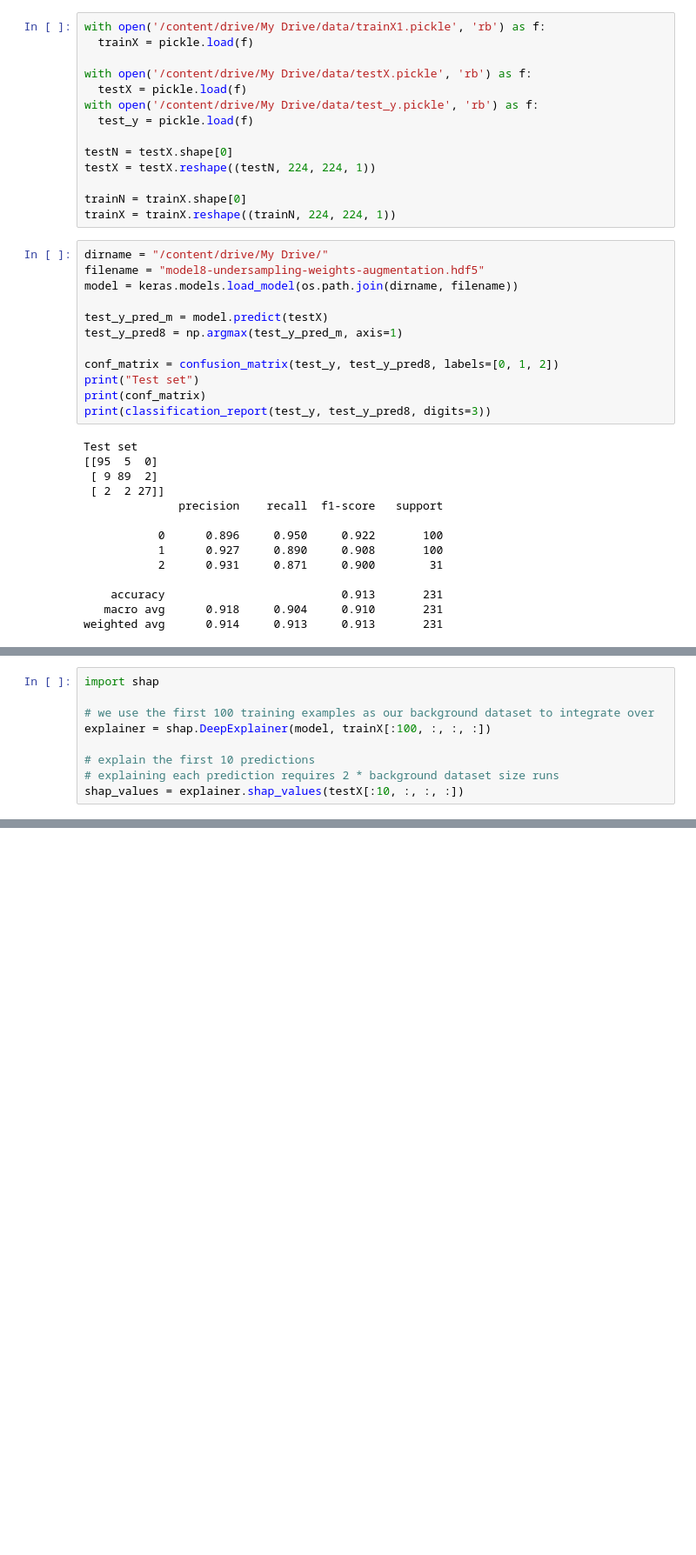
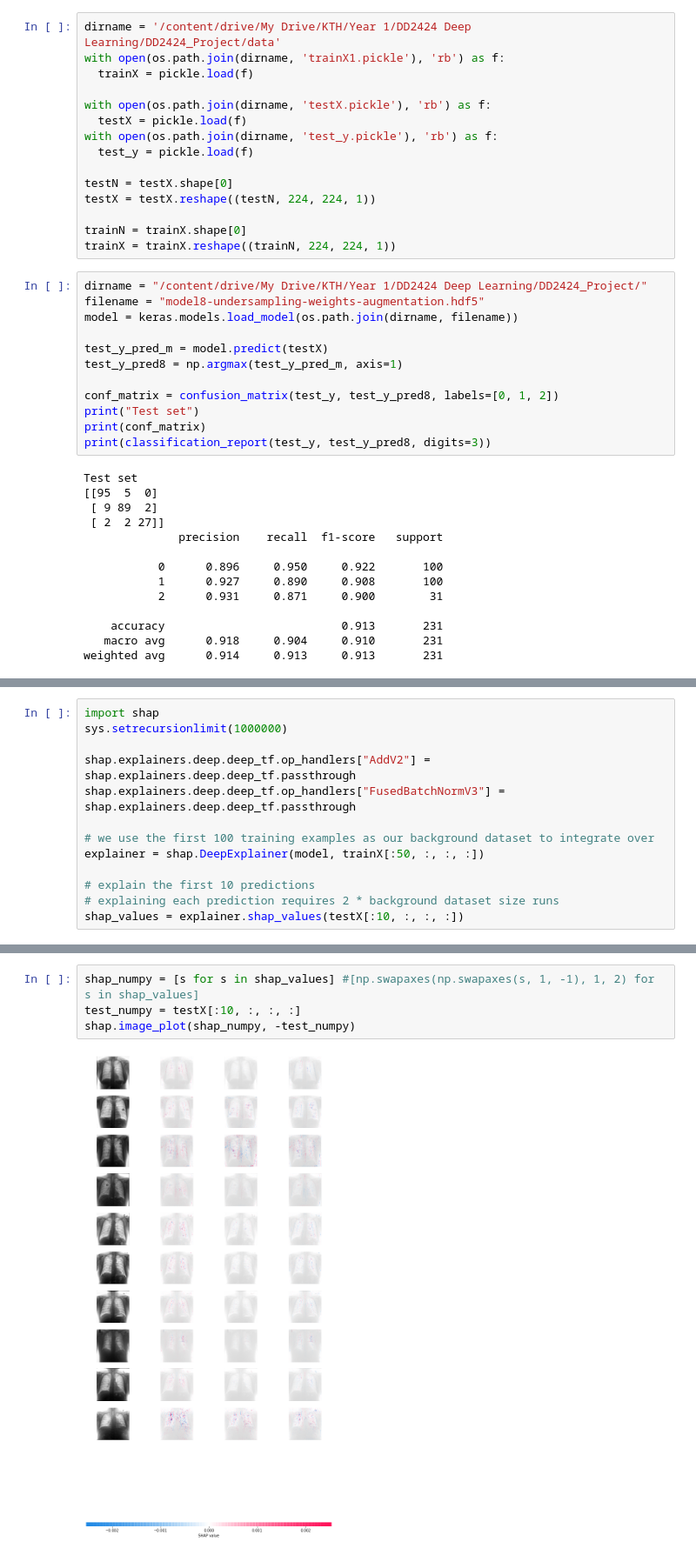
Before and after one commit to mimilazarova/DD2424-covid-xray-project, a Jupyter notebook: covid_model_shap.ipynb, the cells around one changed output, grey strips where cells are left out. Shown at 87% size. Drawn from its saved outputs; the diff is of its cells as text; blank space fills up the shorter version.

```diff
--- a/covid_model_shap.ipynb
+++ b/covid_model_shap.ipynb
@@ -24,12 +25,13 @@ Enter your authorization code:
 ··········
 Mounted at /content/drive
 # %%
-with open('/content/drive/My Drive/data/trainX1.pickle', 'rb') as f:
+dirname = '/content/drive/My Drive/KTH/Year 1/DD2424 Deep Learning/DD2424_Project/data'
+with open(os.path.join(dirname, 'trainX1.pickle'), 'rb') as f:
   trainX = pickle.load(f)
 
-with open('/content/drive/My Drive/data/testX.pickle', 'rb') as f:
+with open(os.path.join(dirname, 'testX.pickle'), 'rb') as f:
   testX = pickle.load(f)
-with open('/content/drive/My Drive/data/test_y.pickle', 'rb') as f:
+with open(os.path.join(dirname, 'test_y.pickle'), 'rb') as f:
   test_y = pickle.load(f)
 
 testN = testX.shape[0]
@@ -38,7 +40,7 @@ testX = testX.reshape((testN, 224, 224, 1))
 trainN = trainX.shape[0]
 trainX = trainX.reshape((trainN, 224, 224, 1))
 # %%
-dirname = "/content/drive/My Drive/"
+dirname = "/content/drive/My Drive/KTH/Year 1/DD2424 Deep Learning/DD2424_Project/"
 filename = "model8-undersampling-weights-augmentation.hdf5"
 model = keras.models.load_model(os.path.join(dirname, filename))
 
@@ -86,9 +88,13 @@ Installing collected packages: shap
 Successfully installed shap-0.35.0
 # %%
 import shap
+sys.setrecursionlimit(1000000)
+
+shap.explainers.deep.deep_tf.op_handlers["AddV2"] = shap.explainers.deep.deep_tf.passthrough
+shap.explainers.deep.deep_tf.op_handlers["FusedBatchNormV3"] = shap.explainers.deep.deep_tf.passthrough
 
 # we use the first 100 training examples as our background dataset to integrate over
-explainer = shap.DeepExplainer(model, trainX[:100, :, :, :])
+explainer = shap.DeepExplainer(model, trainX[:50, :, :, :])
 
 # explain the first 10 predictions
 # explaining each prediction requires 2 * background dataset size runs
@@ -99,0 +102,6 @@ StagingError: ignored
+# %%
+shap_numpy = [s for s in shap_values] #[np.swapaxes(np.swapaxes(s, 1, -1), 1, 2) for s in shap_values]
+test_numpy = testX[:10, :, :, :]
+shap.image_plot(shap_numpy, -test_numpy)
+# %% [output]
+[figure, added]
```
Also changed, not shown: parts of 3 cells of this notebook.
